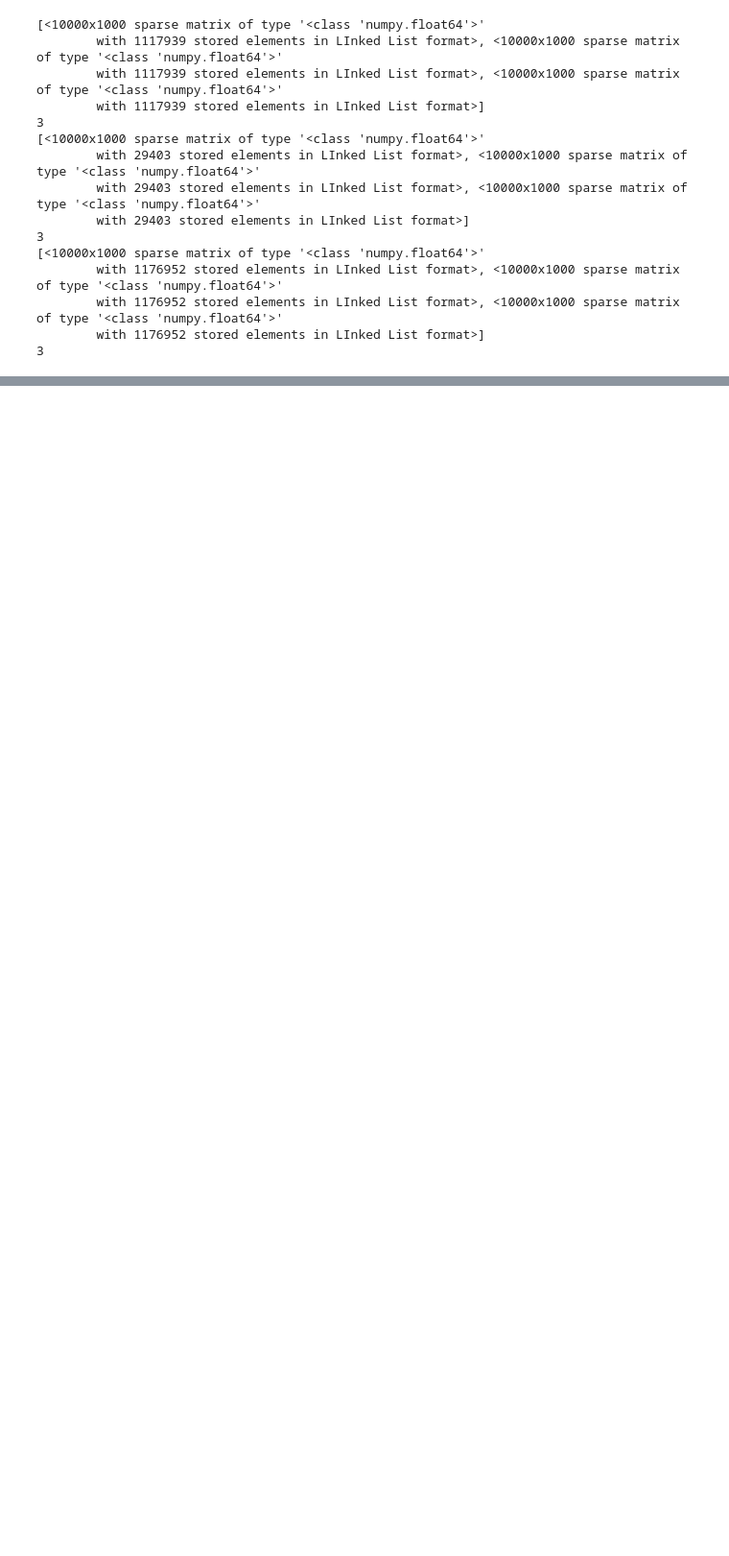
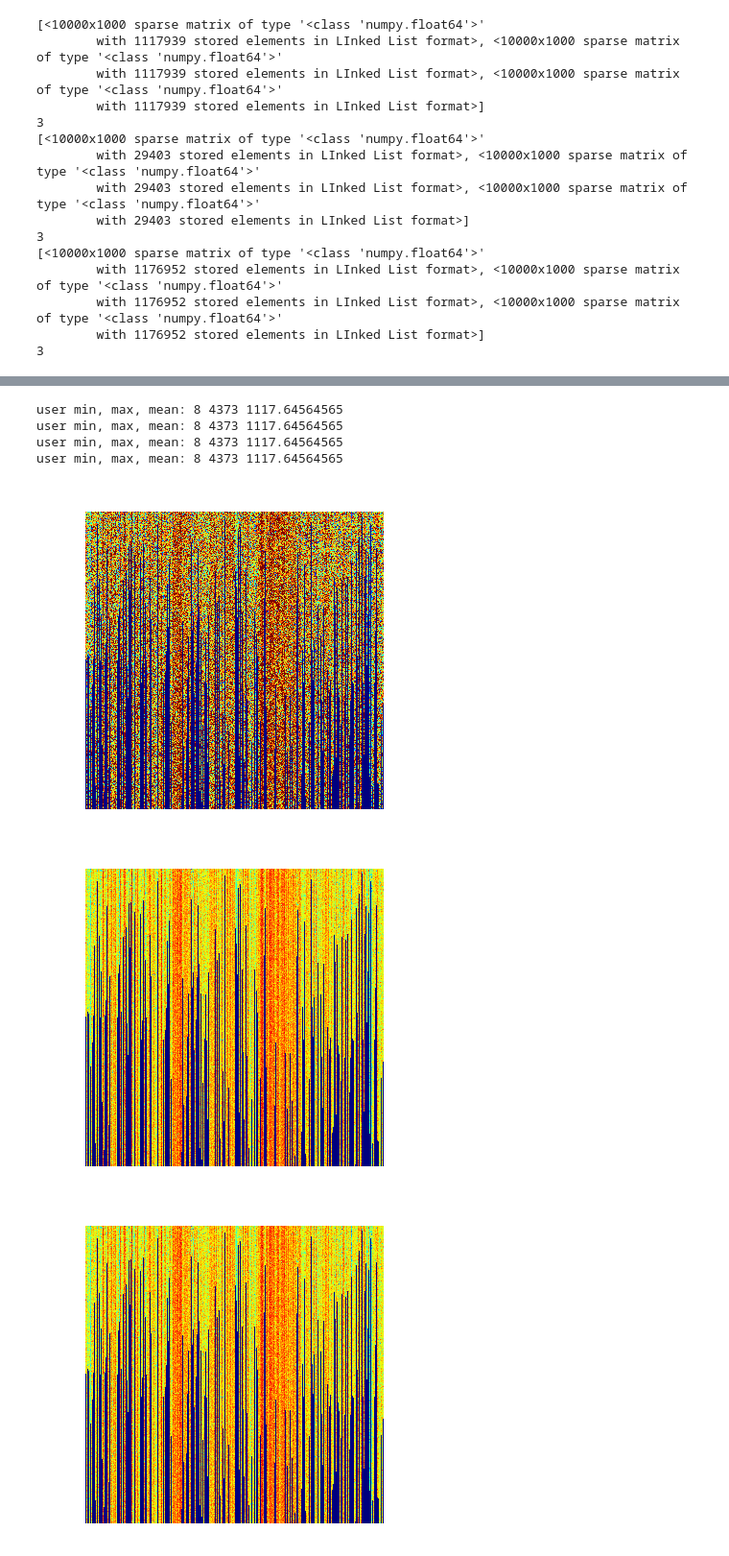
Before and after one commit to MLortki/Machine_Learning_Recommender_Systems, a Jupyter notebook: src/postprocessing.ipynb, the cells around one changed output, grey strips where cells are left out. Shown at 96% size. Drawn from its saved outputs; the diff is of its cells as text; code cells hidden in the pictures; blank space fills up the shorter version.

```diff
--- a/src/postprocessing.ipynb
+++ b/src/postprocessing.ipynb
@@ -111,8 +36,14 @@ number of non-zero elements in matrix: 2353904
+# %%
+submission_true = load_data(file_submission_true)
+indices = get_all_indices(train_true, submission_true)
+trains_full = read_numpy_files(files_full_numpy, indices)
 # %%
 # Apply indices.
+from blending import apply_indices
 train_est = apply_indices(trains_full, 'train')
 test_est = apply_indices(trains_full, 'test')
 submission_est = apply_indices(trains_full, 'submission')
+validation_est = apply_indices(trains_full, 'validation')
 # %% [output]
 number of items: 10000, number of users: 1000
 number of rows, cols: 1117939 1117939
@@ -129,14 +64,19 @@ number of non-zero elements in matrix 1: 1176952
 # %%
 # Add matrices saved in submission format.
+from blending import read_submission_files
 surprise_full = read_submission_files(files_full_submission)
 surprise_train_est = apply_indices(surprise_full, 'train')
 surprise_test_est = apply_indices(surprise_full, 'test')
 surprise_validation_est = apply_indices(surprise_full, 'validation')
+files_submission = [ \
+        '../submission/submission_surprise_unrounded_0.99256.csv']
+surprise_submission = read_submission_files(files_submission)
 
 for i in range(len(surprise_train_est)):
+    validation_est.append(surprise_validation_est[i])
     train_est.append(surprise_train_est[i])
     test_est.append(surprise_test_est[i])
-    #validation_est.append(surprise_validation_est[0])
+    submission_est.append(surprise_submission[i])
 # %% [output]
 number of items: 10000, number of users: 1000
 number of items: 10000, number of users: 1000
@@ -151,6 +91,0 @@ number of non-zero elements in matrix 0: 29610
-# %%
-files_submission = [ \
-        '../submission/submission_surprise_unrounded_0.99256.csv']
-surprise_submission = read_submission_files(files_submission)
-for i in range(len(surprise_submission)):
-    submission_est.append(surprise_submission[i])
@@ -257,0 +112,19 @@ user min, max, mean: 8 4373 1117.64564565
+# %%
+from data_postprocess import create_sparse_matrix_plot
+# Visualize matrices
+i_total, ratings_dense = create_sparse_matrix_plot(training_true, '../results/Blending/matrix_train.png')
+
+dense_matrices=[]
+dense_matrices.append(ratings_dense.copy())
+#j_total, _ = create_matrix_plot(train_true, axis=1)
+for i,matrix_est in enumerate(train_est):
+    __, ratings_dense = create_sparse_matrix_plot(matrix_est, '../results/Blending/matrix_{}'.format(i+1))
+    dense_matrices.append(ratings_dense.copy())
+# %% [output]
+user min, max, mean: 8 4373 1117.64564565
+user min, max, mean: 8 4373 1117.64564565
+user min, max, mean: 8 4373 1117.64564565
+user min, max, mean: 8 4373 1117.64564565
+[figure, added]
+[figure, added]
+[figure, added]
```
Also changed, not shown: parts of 15 cells of this notebook, 3 other files.
